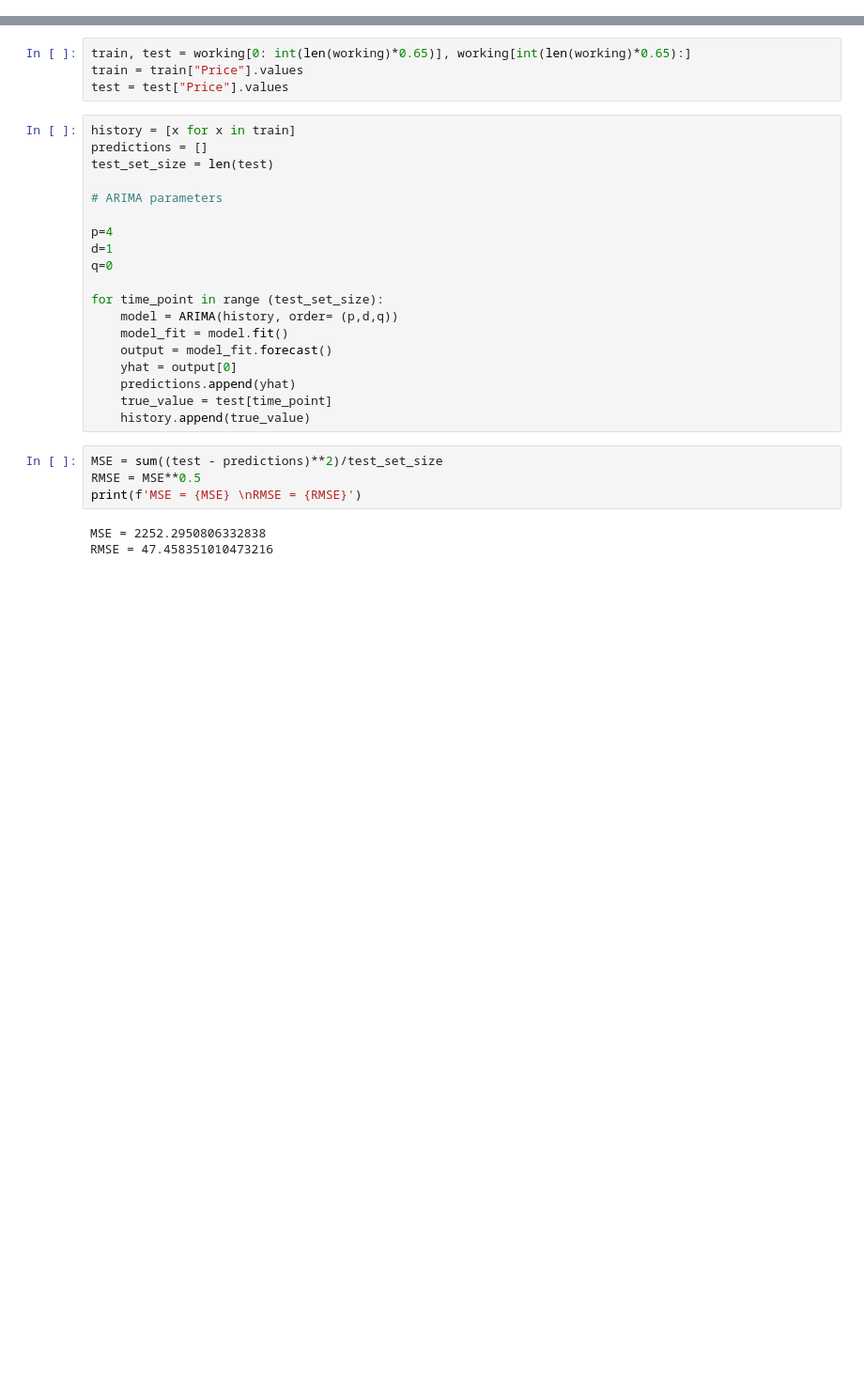
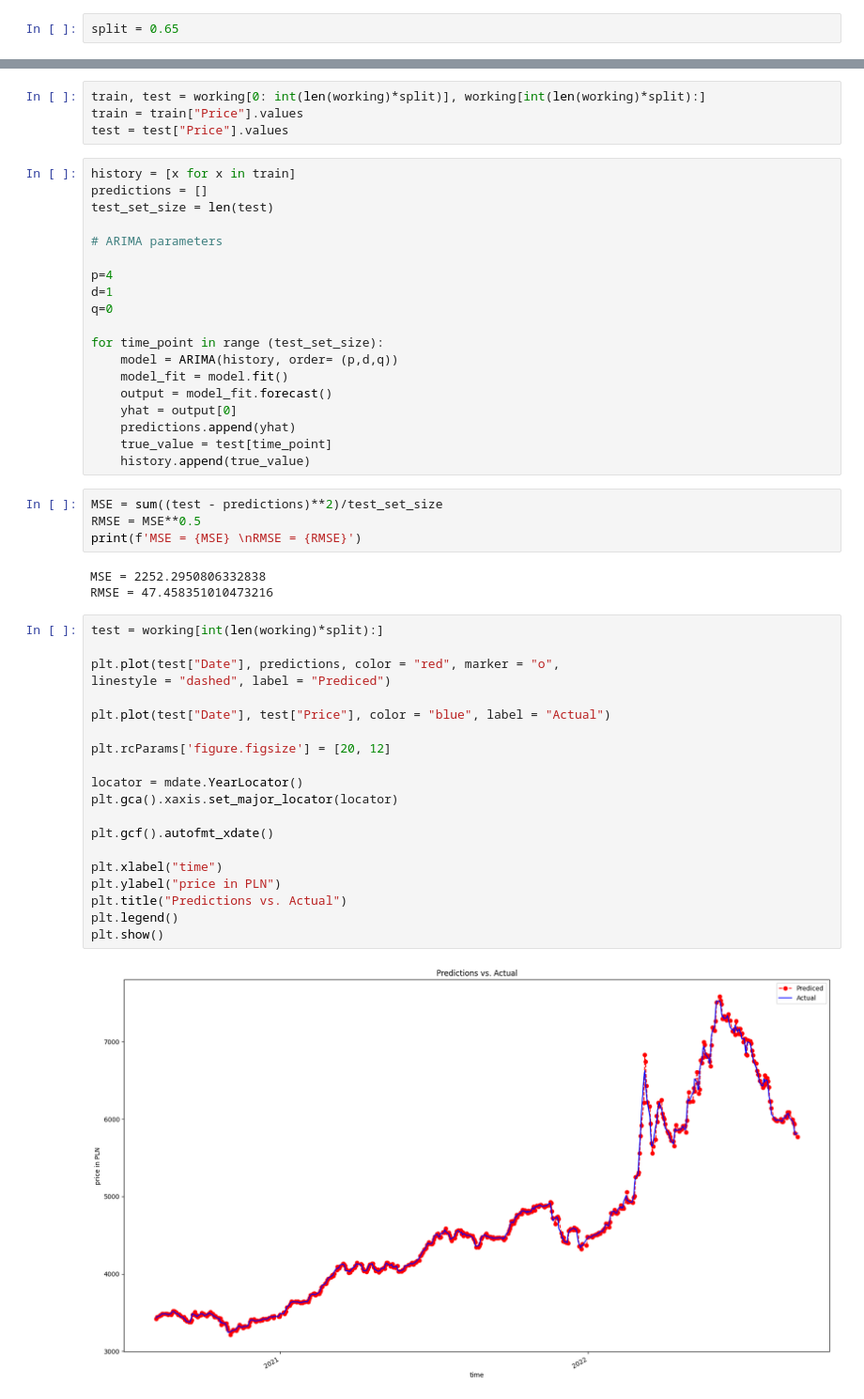
Before and after one commit to kapiblue/wholesale-gasoline-price-prediction, a Jupyter notebook: prediction.ipynb, the cells around one changed output, grey strips where cells are left out. Shown: that part at 94% size. Drawn from its saved outputs; the diff is of its cells as text; blank space fills up the shorter version.

Commit message:
add predicitons plot

```diff
--- a/prediction.ipynb
+++ b/prediction.ipynb
@@ -85,4 +85,6 @@ plt.title(f"Wholesale gasoline price - autocorrelation with lag = {lag}")
 plt.show()
 # %% [output]
 [figure]
+# %%
+split = 0.65
 # %%
@@ -108,7 +110,7 @@ plt.show()
 from statsmodels.tsa.arima.model import ARIMA
 from sklearn.metrics import mean_squared_error
 # %%
-train, test = working[0: int(len(working)*0.65)], working[int(len(working)*0.65):]
+train, test = working[0: int(len(working)*split)], working[int(len(working)*split):]
 train = train["Price"].values
 test = test["Price"].values
 # %%
@@ -137,3 +139,25 @@ print(f'MSE = {MSE} \nRMSE = {RMSE}')
 # %% [output]
 MSE = 2252.2950806332838
 RMSE = 47.458351010473216
+# %%
+test = working[int(len(working)*split):]
+
+plt.plot(test["Date"], predictions, color = "red", marker = "o",
+linestyle = "dashed", label = "Prediced")
+
+plt.plot(test["Date"], test["Price"], color = "blue", label = "Actual")
+
+plt.rcParams['figure.figsize'] = [20, 12]
+
+locator = mdate.YearLocator()
+plt.gca().xaxis.set_major_locator(locator)
+
+plt.gcf().autofmt_xdate()
+
+plt.xlabel("time")
+plt.ylabel("price in PLN")
+plt.title("Predictions vs. Actual")
+plt.legend()
+plt.show()
+# %% [output]
+[figure, added]
```
Also changed, not shown: parts of 1 cell of this notebook.
